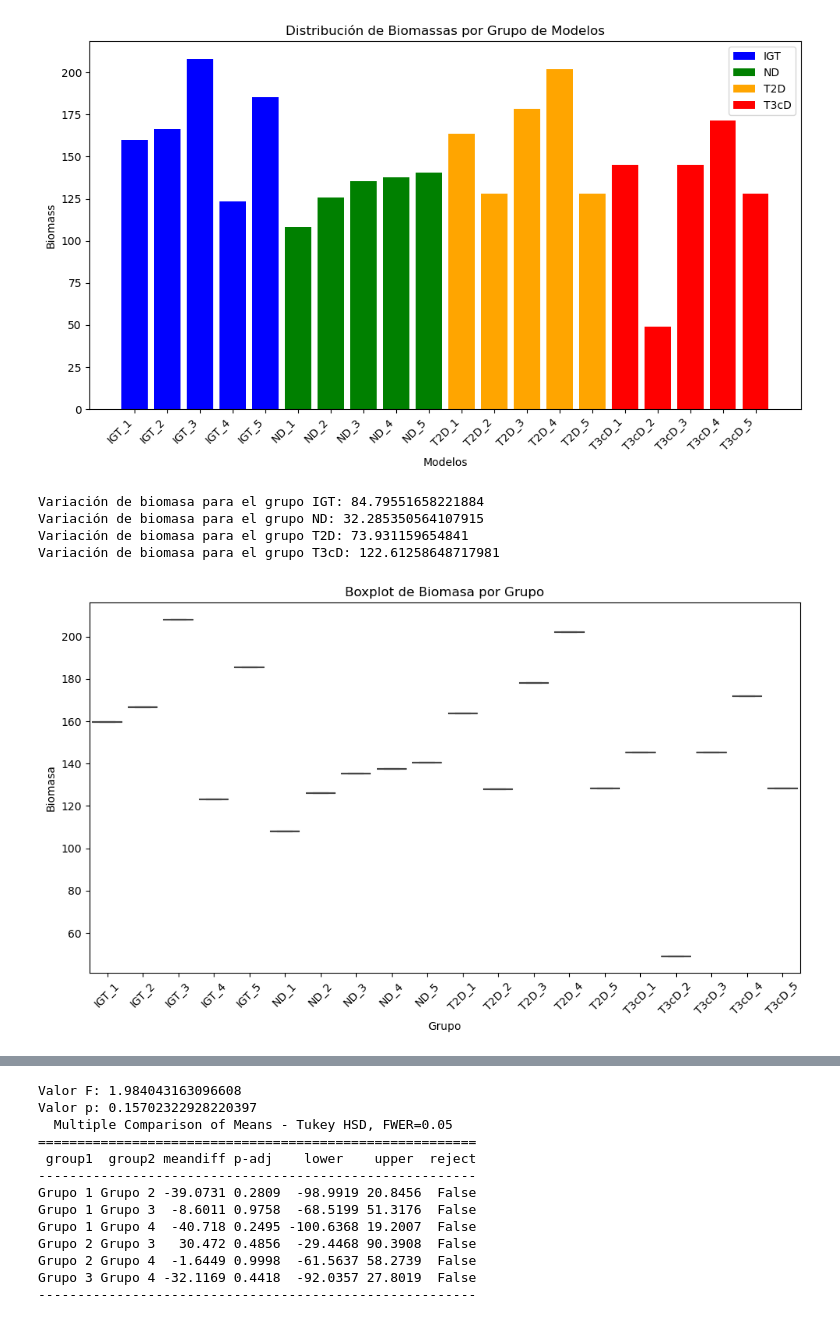
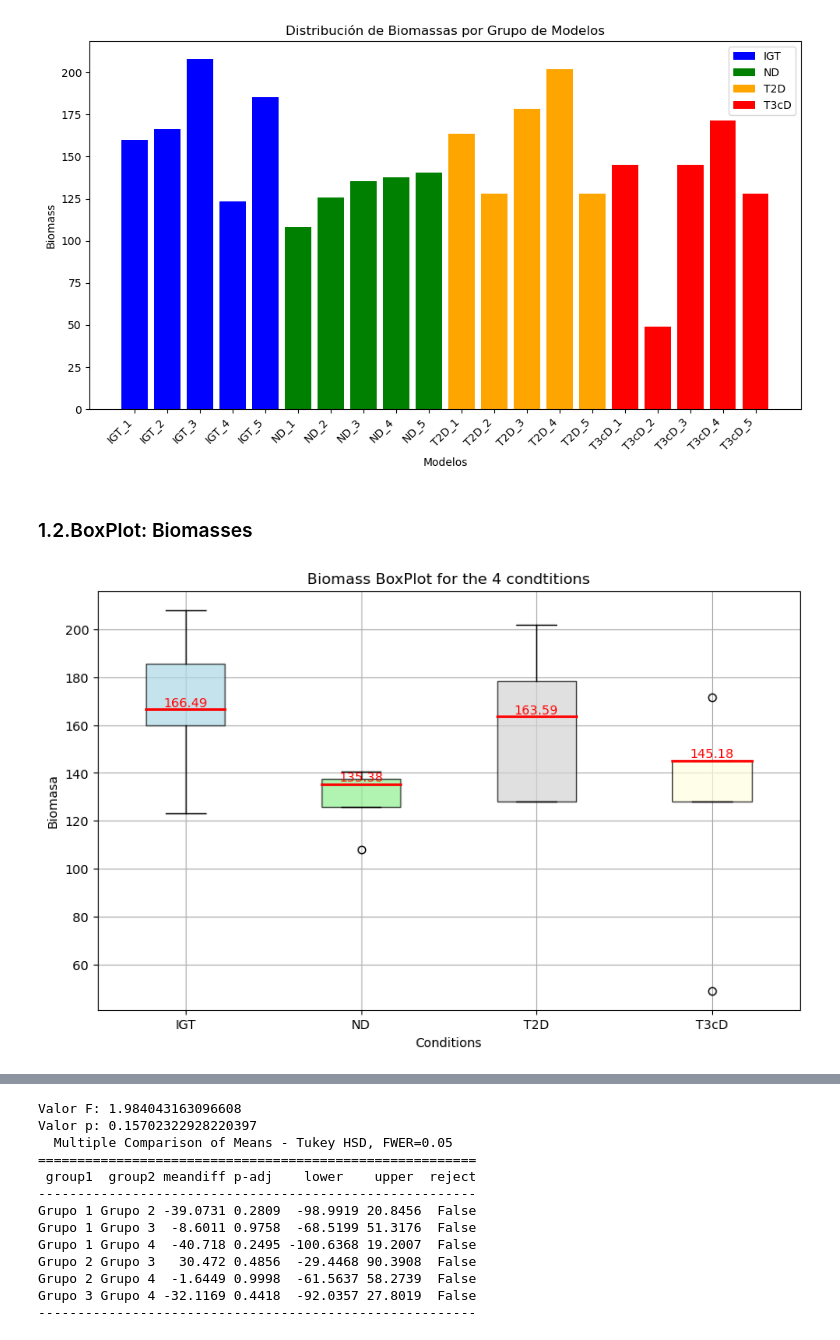
Before and after one commit to NoeGrageraJimenez/TFG, a Jupyter notebook: TFG-Example/Islets samples.ipynb, the cells around one changed output, grey strips where cells are left out. Cells and saved outputs as stored; diff of their text form; code cells hidden in the pictures.

```diff
--- a/TFG-Example/Islets samples.ipynb
+++ b/TFG-Example/Islets samples.ipynb
@@ -191,33 +182,37 @@ plt.tight_layout()
 plt.show()
 # %% [output]
 [figure]
-# %%
-# Calcular la variación de biomasa para cada grupo
-IGT_variation = max(IGT_biomasses) - min(IGT_biomasses)
-ND_variation = max(ND_biomasses) - min(ND_biomasses)
-T2D_variation = max(T2D_biomasses) - min(T2D_biomasses)
-T3cD_variation = max(T3cD_biomasses) - min(T3cD_biomasses)
-
-# Mostrar la variación de biomasa para cada grupo --> mayor es el numero mayor dispersion entre las dadas
-print("Variación de biomasa para el grupo IGT:", IGT_variation)
-print("Variación de biomasa para el grupo ND:", ND_variation)
-print("Variación de biomasa para el grupo T2D:", T2D_variation)
-print("Variación de biomasa para el grupo T3cD:", T3cD_variation)
-# %% [output]
-Variación de biomasa para el grupo IGT: 84.79551658221884
-Variación de biomasa para el grupo ND: 32.285350564107915
-Variación de biomasa para el grupo T2D: 73.931159654841
-Variación de biomasa para el grupo T3cD: 122.61258648717981
+# %% [markdown]
+### 1.2.BoxPlot: Biomasses
 # %%
+biomass_IGT = [solution_IGT_1.objective_value, solution_IGT_2.objective_value, solution_IGT_3.objective_value, solution_IGT_4.objective_value, solution_IGT_5.objective_value]
+biomass_ND = [solution_ND_1.objective_value, solution_ND_2.objective_value, solution_ND_3.objective_value, solution_ND_4.objective_value, solution_ND_5.objective_value]
+biomass_T2D = [solution_T2D_1.objective_value, solution_T2D_2.objective_value, solution_T2D_3.objective_value, solution_T2D_4.objective_value, solution_T2D_5.objective_value]
+biomass_T3cD = [solution_T3cD_1.objective_value, solution_T3cD_2.objective_value, solution_T3cD_3.objective_value, solution_T3cD_4.objective_value, solution_T3cD_5.objective_value]
 
-# Crear un boxplot
+# Crear el boxplot
 plt.figure(figsize=(10, 6))
-sns.boxplot(x='Modelo', y='Biomasses', data=df_biomass)
-plt.title('Boxplot de Biomasa por Grupo')
-plt.xlabel('Grupo')
+bp = plt.boxplot([biomass_IGT, biomass_ND, biomass_T2D, biomass_T3cD], labels=['IGT', 'ND', 'T2D', 'T3cD'], patch_artist= True)
+colors = ['lightblue', 'lightgreen', 'lightgrey', 'lightyellow']
+
+# Dar color a las cajas:
+for box, color in zip(bp['boxes'], colors):
+    box.set_facecolor(color)
+    box.set_alpha(0.7)
+
+#Dar color a las rallas de mediana:
+for median in bp['medians']:
+    median.set(color='red', linewidth=2)
+
+    #Poner el valor de las medianas:
+for i, median in enumerate(bp['medians']):
+    plt.text(i + 1, median.get_ydata()[0], f'{median.get_ydata()[0]:.2f}', horizontalalignment='center', verticalalignment='bottom', fontsize=10, color='red')
+
+
+plt.title('Biomass BoxPlot for the 4 condtitions')
+plt.xlabel('Conditions')
 plt.ylabel('Biomasa')
-plt.xticks(rotation=45)  # Rotar etiquetas en el eje x para mejor visualización
-plt.tight_layout()
+plt.grid(True)
 plt.show()
 # %% [output]
-[figure, old version]
+[figure, new version]
```
Also changed, not shown: parts of 17 cells of this notebook.
